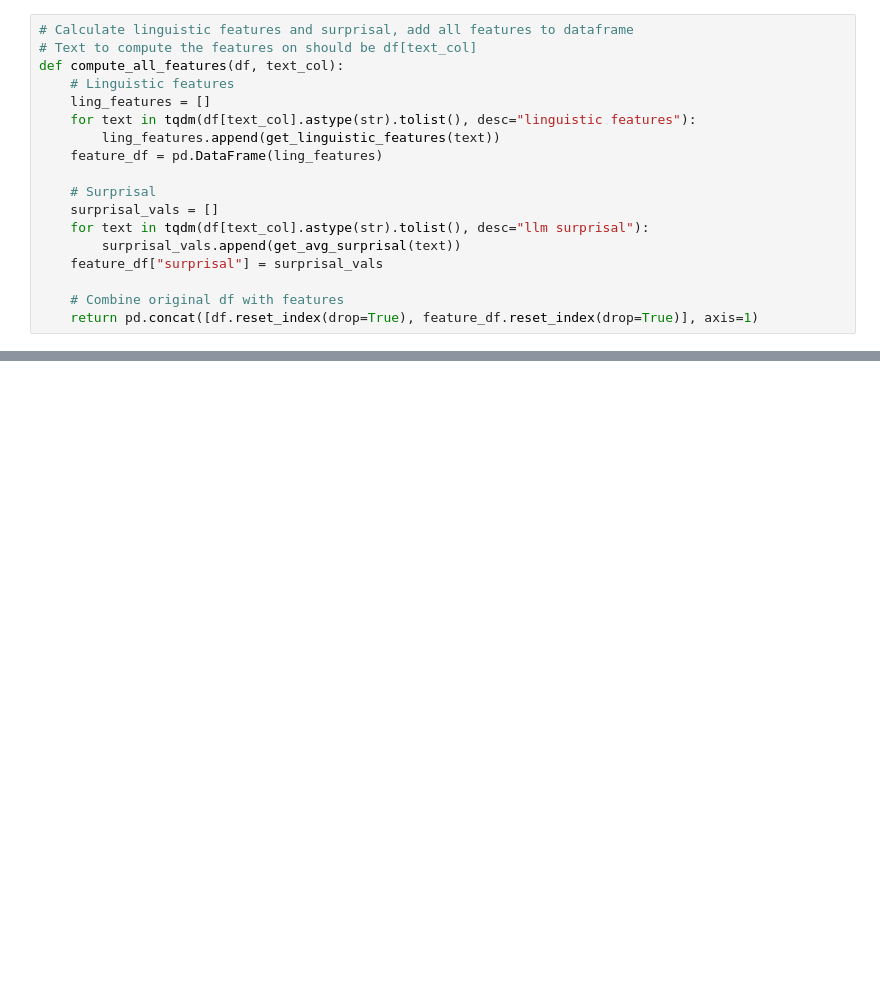
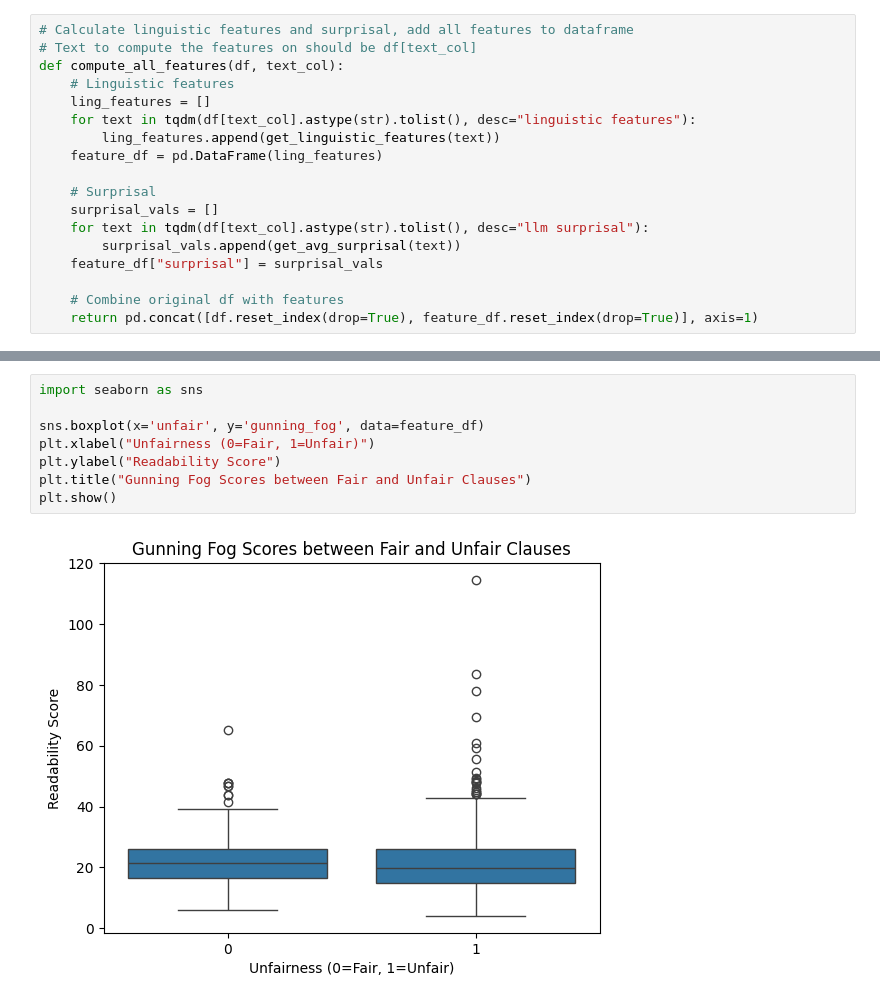
Before and after one commit to kristinemcl/tos-analysis, a Jupyter notebook: analyze.ipynb, the cells around one changed output, grey strips where cells are left out. Saved outputs shown, nothing was run; the diff lists cells and outputs as text; blank space fills up the shorter version.

```diff
--- a/analyze.ipynb
+++ b/analyze.ipynb
@@ -391,0 +532,10 @@ def build_composite_score(df):
+# %%
+import seaborn as sns
+
+sns.boxplot(x='unfair', y='gunning_fog', data=feature_df)
+plt.xlabel("Unfairness (0=Fair, 1=Unfair)")
+plt.ylabel("Readability Score")
+plt.title("Gunning Fog Scores between Fair and Unfair Clauses")
+plt.show()
+# %% [output]
+[figure, added]
```
Also changed, not shown: parts of 14 cells of this notebook.
